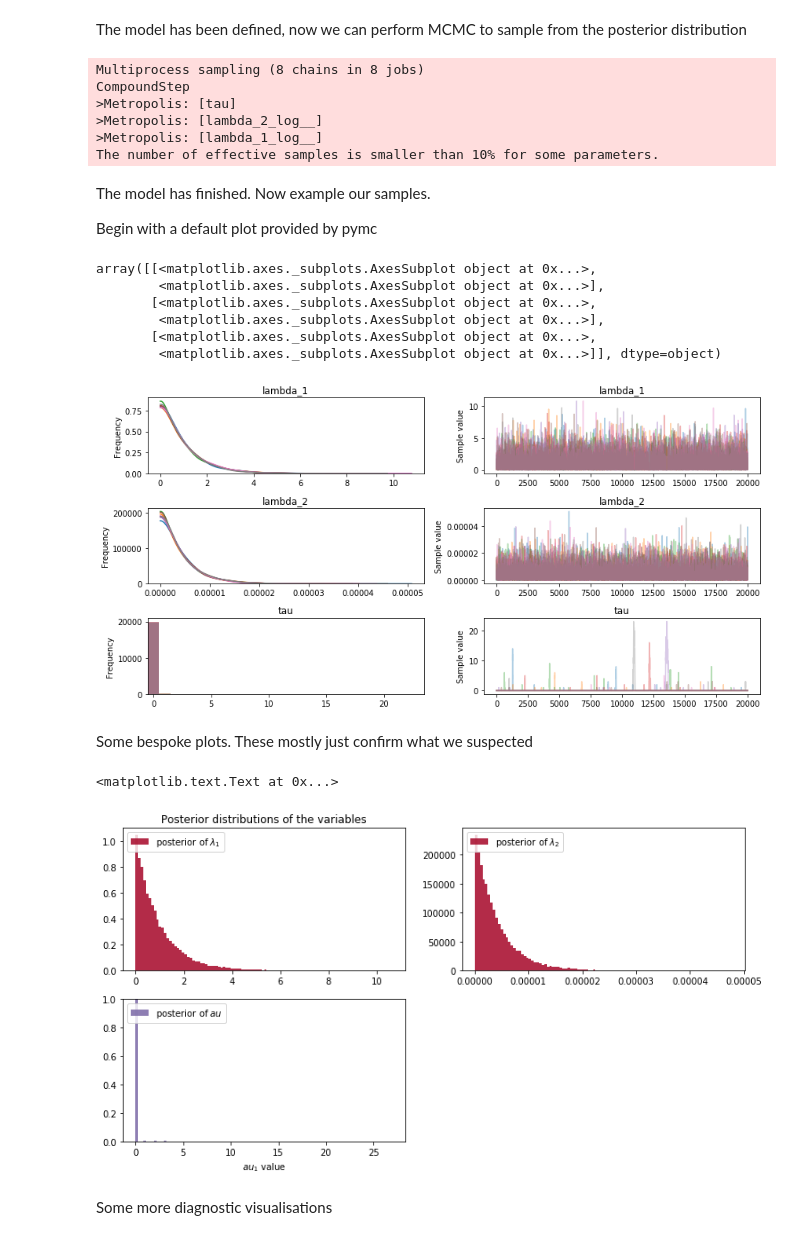
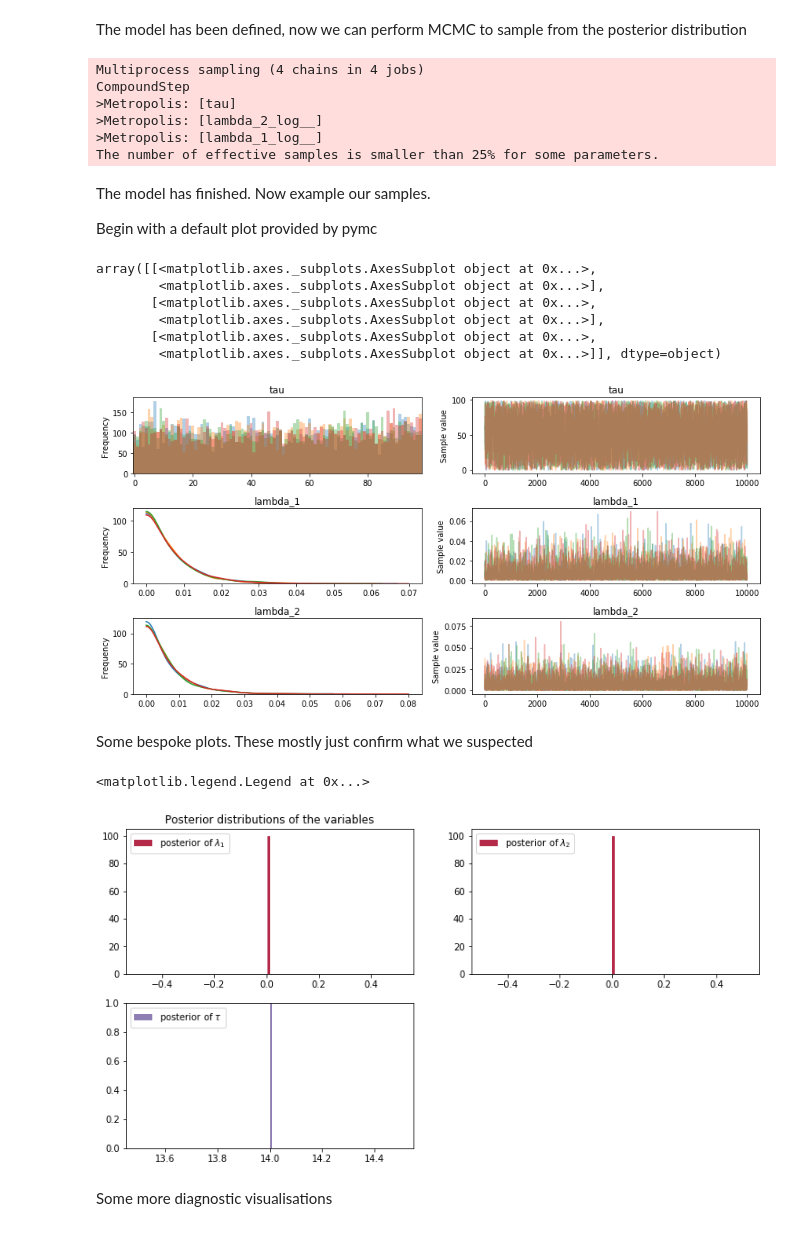
Before and after one commit to nickmalleson/sppt, a Jupyter notebook: changepoint_mcmc.ipynb, the cells around one changed output. Saved outputs shown, nothing was run; the diff lists cells and outputs as text; code cells hidden in the pictures.

```diff
--- a/changepoint_mcmc.ipynb
+++ b/changepoint_mcmc.ipynb
@@ -113,8 +129,8 @@ Now define the model using PYMC. (_Note that we use the same values for the hype
 # %%
 with pm.Model() as model:
     # The hyperparameters (apparently good to chose the mean of the observations as a starting point)
-    alpha = 1.0/global_s.mean()
-    beta  = 1.0/global_s.mean()
+    alpha = 1.0/pd.Series(difference).mean()
+    beta  = 1.0/pd.Series(difference).mean()
 
     # The two lambda parameters. (We want to see if their posterior distributions change)
     lambda_1 = pm.Exponential("lambda_1", alpha)
@@ -122,39 +138,40 @@ with pm.Model() as model:
 
     # Tau is the point at which the texting behaviour changed. We don't know anything about this
     # so we assign a uniform prior belief
-    tau = pm.DiscreteUniform("tau", lower=0, upper=len(global_s) - 1)
+    tau = pm.DiscreteUniform("tau", lower=0, upper=len(difference) - 1)
 
-    idx = np.arange(len(global_s)) # Index
+    idx = np.arange(len(difference)) # Index
     lambda_ = pm.math.switch(tau > idx, lambda_1, lambda_2)
 
     # The observations
-    observation = pm.Poisson("obs", lambda_, observed=global_s)
+    observation = pm.Poisson("obs", lambda_, observed=difference)
 # %% [markdown]
 The model has been defined, now we can perform MCMC to sample from the posterior distribution
 # %%
-N = 20000 # Number of samples
+N = 10000 # Number of samples
 with model:
     step = pm.Metropolis()
     start = pm.find_MAP() # Help it to start from a good place
     trace = pm.sample(N, tune=int(N*2), step=step, start=start, njobs=8)
 # %% [output]
-Multiprocess sampling (8 chains in 8 jobs)
+Multiprocess sampling (4 chains in 4 jobs)
 CompoundStep
 >Metropolis: [tau]
 >Metropolis: [lambda_2_log__]
 >Metropolis: [lambda_1_log__]
-The number of effective samples is smaller than 10% for some parameters.
+The number of effective samples is smaller than 25% for some parameters.
 # %% [markdown]
 The model has finished. Now example our samples.
 
 Begin with a default plot provided by pymc
 # %%
-pm.plots.traceplot(trace=trace, varnames=["lambda_1", "lambda_2", "tau"])
+#pm.plots.traceplot(trace=trace, varnames=["lambda_1", "lambda_2", "tau"])
+pm.plots.traceplot(trace=trace)
 # %% [output]
 array([[<matplotlib.axes._subplots.AxesSubplot object at 0x...>,
         <matplotlib.axes._subplots.AxesSubplot object at 0x...>],
        [<matplotlib.axes._subplots.AxesSubplot object at 0x...>,
         <matplotlib.axes._subplots.AxesSubplot object at 0x...>],
        [<matplotlib.axes._subplots.AxesSubplot object at 0x...>,
         <matplotlib.axes._subplots.AxesSubplot object at 0x...>]], dtype=object)
-[figure, old version]
+[figure, new version]
@@ -165,6 +178,10 @@ tau_samples = trace['tau']
 # %% [markdown]
 Some bespoke plots.  These mostly just confirm what we suspected
 # %%
+lambda_1_samples = trace['lambda_1']
+lambda_2_samples = trace['lambda_2']
+tau_samples = trace['tau']
+
 figsize(12.5, 10)
 #histogram of the samples:
 
@@ -192,13 +209,13 @@ plt.legend(loc="upper left")
 ax = plt.subplot(323)
 ax.set_autoscaley_on(False)
 plt.hist(tau_samples, histtype='stepfilled', bins=100, alpha=0.85,
-         label="posterior of $\tau$", color="#7A68A6", normed=True)
+         label=r"posterior of $\tau$", color="#7A68A6", normed=True)
 plt.legend(loc="upper left")
 #plt.xlim([15, 30])
-plt.xlabel("$\tau$ value")
+#plt.xlabel(r"$\tau$ value")
 # %% [output]
-<matplotlib.text.Text at 0x...>
+<matplotlib.legend.Legend at 0x...>
-[figure, old version]
+[figure, new version]
 # %% [markdown]
 Some more diagnostic visualisations
 # %%
```
Also changed, not shown: parts of 19 cells of this notebook, 2 other files.
